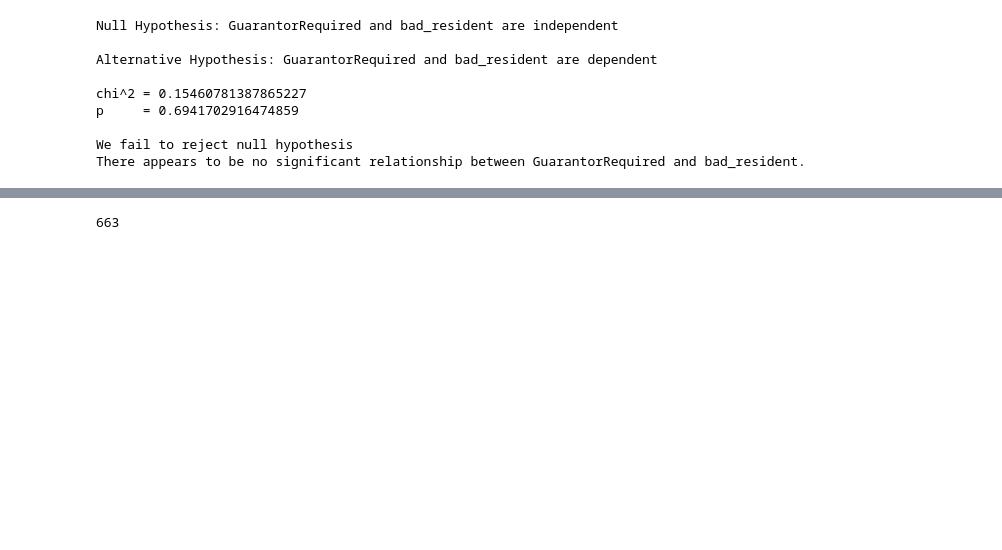
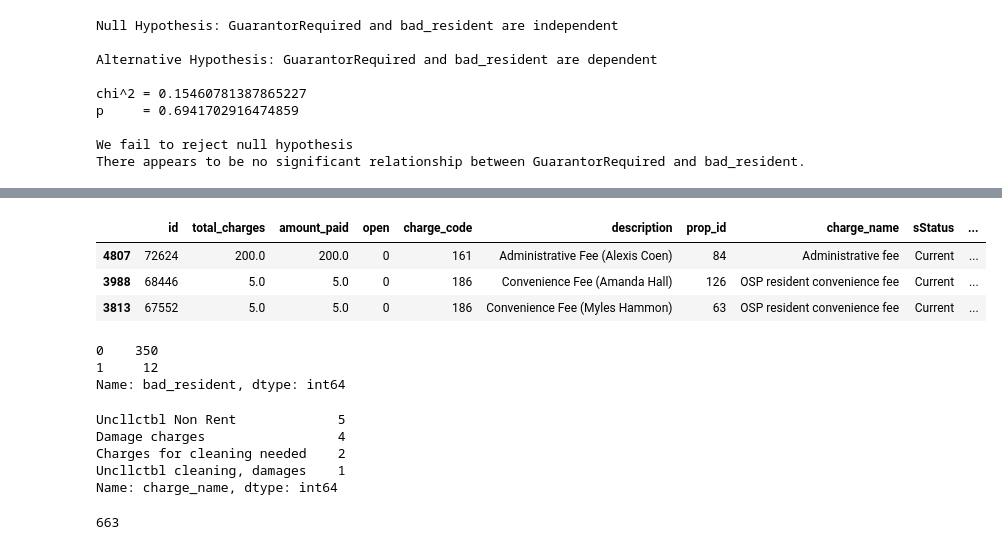
Before and after one commit to Project-DANE/DANE, a Jupyter notebook: dev_scratch_book.ipynb, the cells around one changed output, grey strips where cells are left out. Cells and saved outputs as stored; diff of their text form; code cells hidden in the pictures; blank space fills up the shorter version.

```diff
--- a/dev_scratch_book.ipynb
+++ b/dev_scratch_book.ipynb
@@ -175,3 +189,25 @@ There appears to be no significant relationship between GuarantorRequired and ba
+# %%
+guarrantor_yes = train[train.GuarantorRequired==True]
+guarrantor_yes.head(3)
+# %% [output]
+|  | id | total_charges | amount_paid | open | charge_code | description | prop_id | charge_name | sStatus | ... |
+| 4807 | 72624 | 200.0 | 200.0 | 0 | 161 | Administrative Fee (Alexis Coen) | 84 | Administrative fee | Current | ... |
+| 3988 | 68446 | 5.0 | 5.0 | 0 | 186 | Convenience Fee (Amanda Hall) | 126 | OSP resident convenience fee | Current | ... |
+| 3813 | 67552 | 5.0 | 5.0 | 0 | 186 | Convenience Fee (Myles Hammon) | 63 | OSP resident convenience fee | Current | ... |
+# %%
+guarrantor_yes.bad_resident.value_counts()
+# %% [output]
+0    350
+1     12
+Name: bad_resident, dtype: int64
+# %%
+guarrantor_yes[guarrantor_yes.bad_resident==1].charge_name.value_counts()
+# %% [output]
+Uncllctbl Non Rent             5
+Damage charges                 4
+Charges for cleaning needed    2
+Uncllctbl cleaning, damages    1
+Name: charge_name, dtype: int64
 # %%
 df.rent.nunique()
 # %% [output]
```
Also changed, not shown: parts of 25 cells of this notebook.
